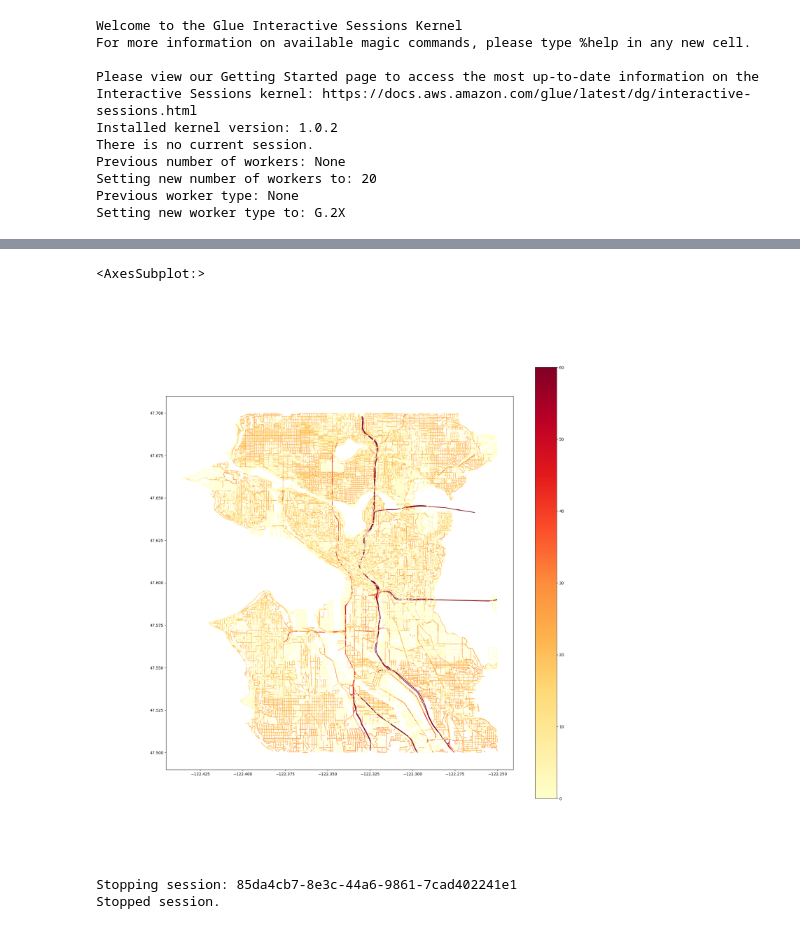
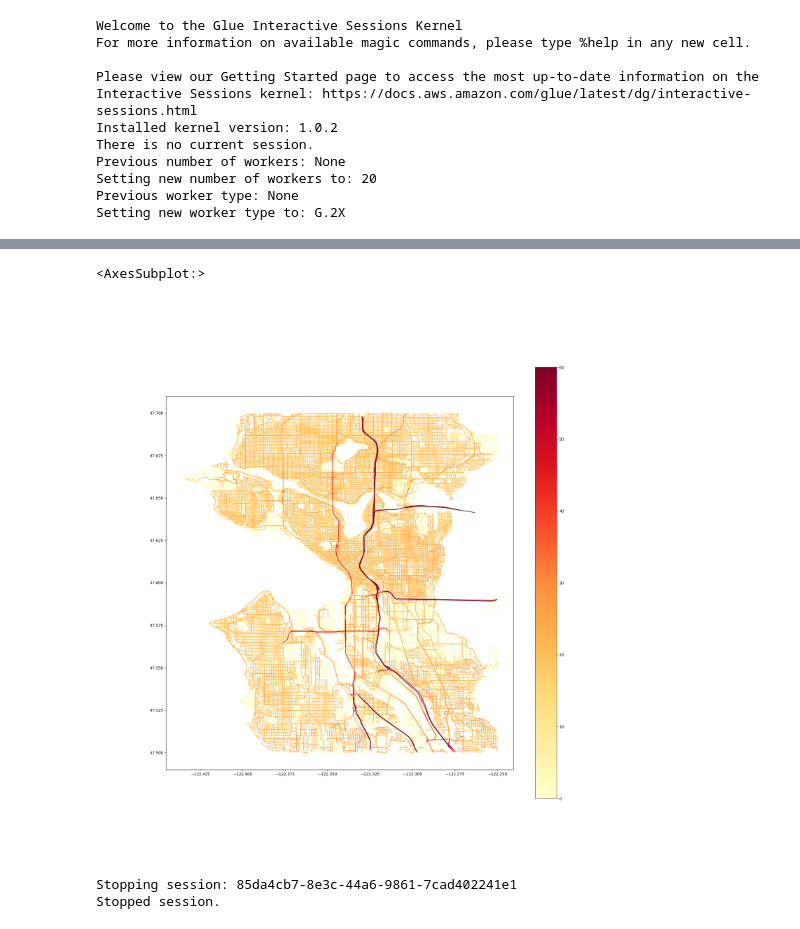
Before and after one commit to n0rb3rt/glue-sedona-osm, a Jupyter notebook: glue-sedona-osm.ipynb, the cells around one changed output, grey strips where cells are left out. Drawn from its saved outputs; the diff is of its cells as text; code cells hidden in the pictures.

Commit message:
sort plot

```diff
--- a/glue-sedona-osm.ipynb
+++ b/glue-sedona-osm.ipynb
@@ -138,11 +128,14 @@ only showing top 20 rows
 lines = ways.join(nodes, "node_id") \
     .groupBy("way_id") \
     .agg(first("way_tags").alias("way_tags"),
-         transform(array_sort(collect_list(struct("idx", "geom"))),
-                   lambda elem, _: elem.getField("geom")).alias("geoms")
-        ) \
+         transform(array_sort(collect_list(struct("idx", "geom"))), lambda elem, _: elem.getField("geom")).alias("geoms")
+    ) \
     .where(size("geoms") >= 2) \
     .selectExpr("way_id", "way_tags", "st_makeline(geoms) as geom")
+    .withColumn("maxspeed", regexp_extract(col("way_tags.maxspeed"), r'(\d+)', 1).cast(IntegerType())) \
+    .fillna(0) \
+    .orderBy(asc("maxspeed"))
+
 lines.cache()
 lines.show()
 # %% [output]
@@ -189,15 +159,11 @@ only showing top 20 rows
 # %%
-import geopandas as gpd
-import matplotlib.pyplot as plt
-import matplotlib as mpl
-
-gdf = gpd.GeoDataFrame(speeds.toPandas(), geometry="geom")
+gdf = gpd.GeoDataFrame(lines.toPandas(), geometry="geom")
 gdf.plot(figsize=(20,20), column="maxspeed", cmap=mpl.cm.YlOrRd, legend=True)
 
 %matplot plt
 # %% [output]
 <AxesSubplot:>
-[figure, old version]
+[figure, new version]
 # %%
 %stop_session
 # %% [output]
```
Also changed, not shown: parts of 3 cells of this notebook.
